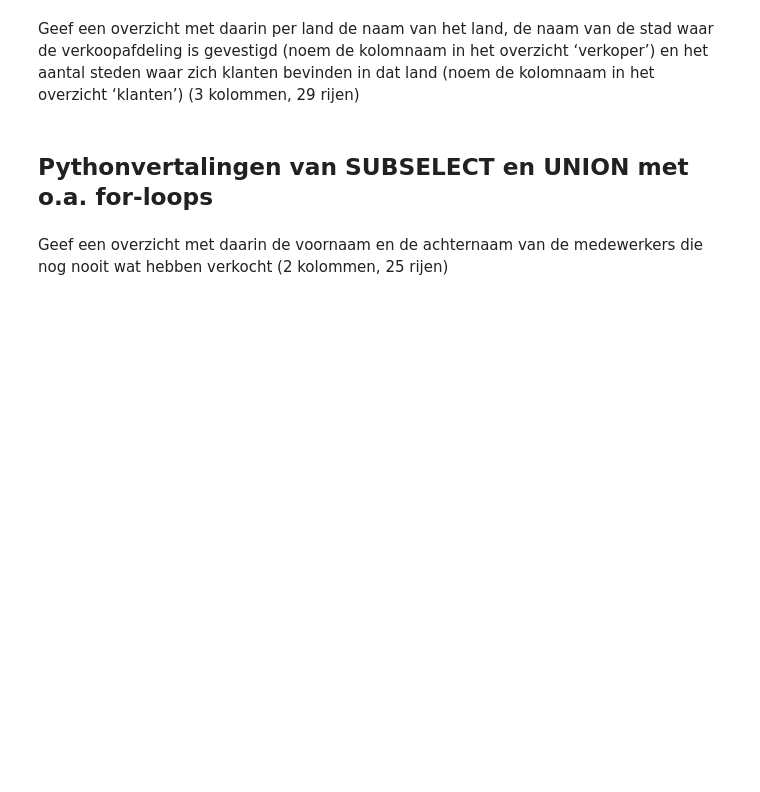
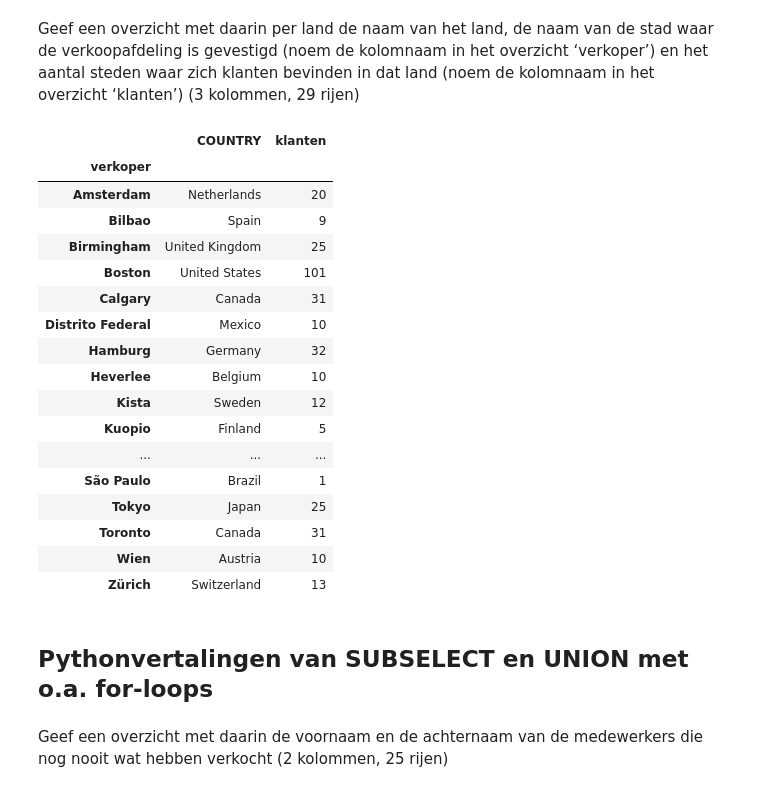
Before and after one commit to Alexanderdeweger/DEAI_portfolio, a Jupyter notebook: Week1/1.3/Opdrachten Alexander.ipynb, the cells around one changed output. Cells and saved outputs as stored; diff of their text form; code cells hidden in the pictures; blank space fills up the shorter version.

```diff
--- a/Week1/1.3/Opdrachten Alexander.ipynb
+++ b/Week1/1.3/Opdrachten Alexander.ipynb
@@ -199,5 +424,30 @@ Geef een overzicht met daarin van de producten behorend tot het producttype ‘C
 # %% [markdown]
 Geef een overzicht met daarin per land de naam van het land, de naam van de stad waar de verkoopafdeling is gevestigd (noem de kolomnaam in het overzicht ‘verkoper’) en het aantal steden waar zich klanten bevinden in dat land (noem de kolomnaam in het overzicht ‘klanten’) (3 kolommen, 29 rijen)
+# %%
+merge10 = pd.merge(sales_branches, countries)
+merge10 = pd.merge(merge10, retailer_sites, on='COUNTRY_CODE')
+merge10 = merge10.rename(columns={'CITY_x': 'verkoper', 'RETAILER_SITE_CODE': 'klanten'})
+merge10Temp = merge10.groupby('verkoper').agg({'COUNTRY': 'first', 'klanten': 'count'})
+merge10Temp
+# %% [output]
+|  | COUNTRY | klanten |
+| verkoper |  |  |
+| Amsterdam | Netherlands | 20 |
+| Bilbao | Spain | 9 |
+| Birmingham | United Kingdom | 25 |
+| Boston | United States | 101 |
+| Calgary | Canada | 31 |
+| Distrito Federal | Mexico | 10 |
+| Hamburg | Germany | 32 |
+| Heverlee | Belgium | 10 |
+| Kista | Sweden | 12 |
+| Kuopio | Finland | 5 |
+| ... | ... | ... |
+| São Paulo | Brazil | 1 |
+| Tokyo | Japan | 25 |
+| Toronto | Canada | 31 |
+| Wien | Austria | 10 |
+| Zürich | Switzerland | 13 |
 # %% [markdown]
 ## Pythonvertalingen van SUBSELECT en UNION met o.a. for-loops
 # %% [markdown]
```
Also changed, not shown: parts of 25 cells of this notebook.
